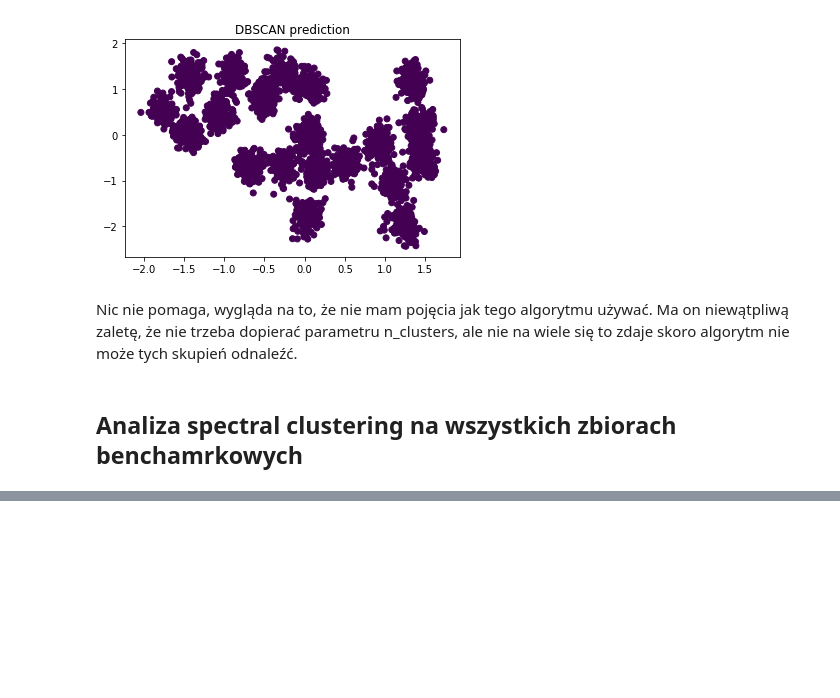
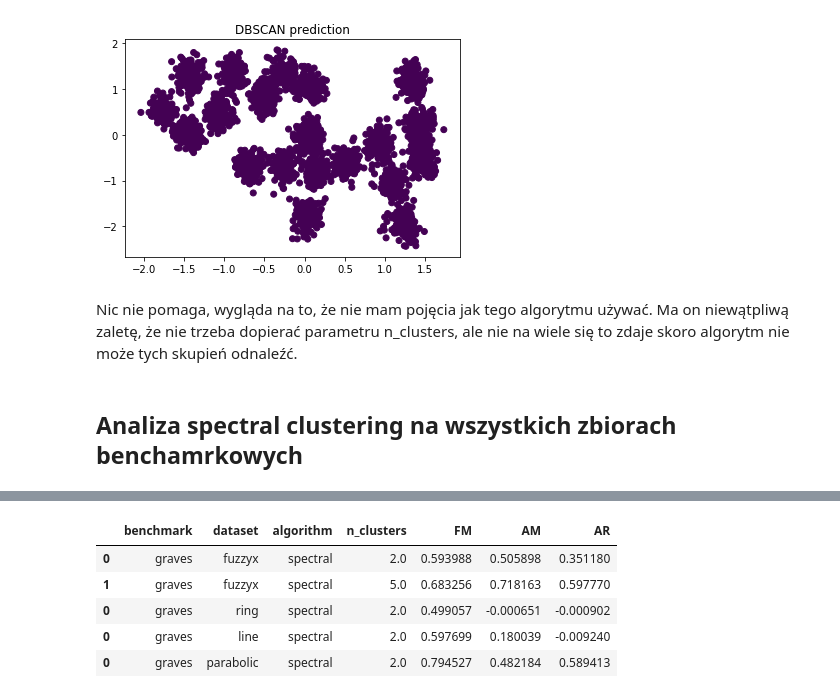
Before and after one commit to Przemyslaw2889/spectral-clustering, a Jupyter notebook: python/raport.ipynb, the cells around one changed output, grey strips where cells are left out. Saved outputs shown, nothing was run; the diff lists cells and outputs as text; code cells hidden in the pictures; blank space fills up the shorter version.

```diff
--- a/python/raport.ipynb
+++ b/python/raport.ipynb
@@ -274,0 +297,9 @@ for benchmark in benchmarks:
+# %%
+result_spectral.head()
+# %% [output]
+|  | benchmark | dataset | algorithm | n_clusters | FM | AM | AR |
+| 0 | graves | fuzzyx | spectral | 2.0 | 0.593988 | 0.505898 | 0.351180 |
+| 1 | graves | fuzzyx | spectral | 5.0 | 0.683256 | 0.718163 | 0.597770 |
+| 0 | graves | ring | spectral | 2.0 | 0.499057 | -0.000651 | -0.000902 |
+| 0 | graves | line | spectral | 2.0 | 0.597699 | 0.180039 | -0.009240 |
+| 0 | graves | parabolic | spectral | 2.0 | 0.794527 | 0.482184 | 0.589413 |
```
Also changed, not shown: parts of 8 cells of this notebook, 1 other file.
